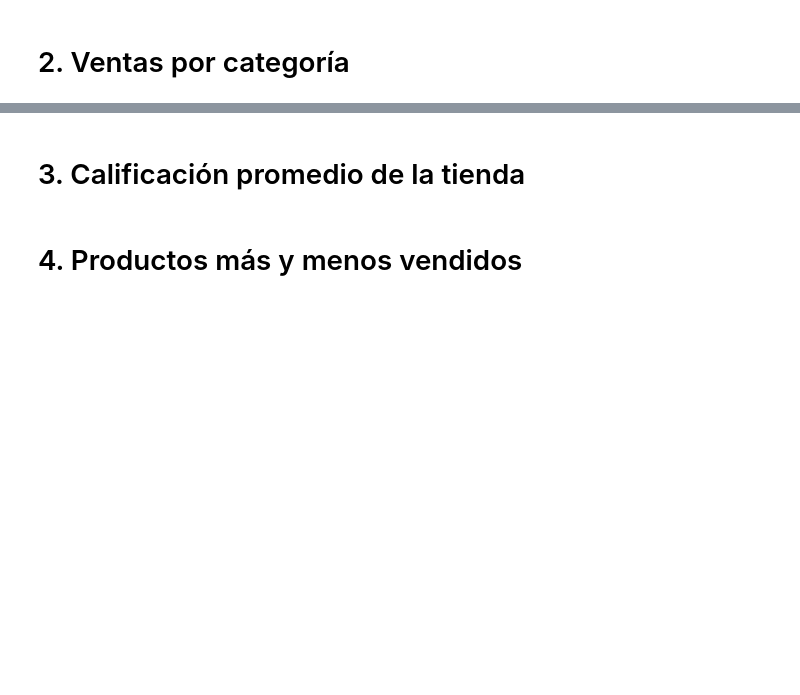
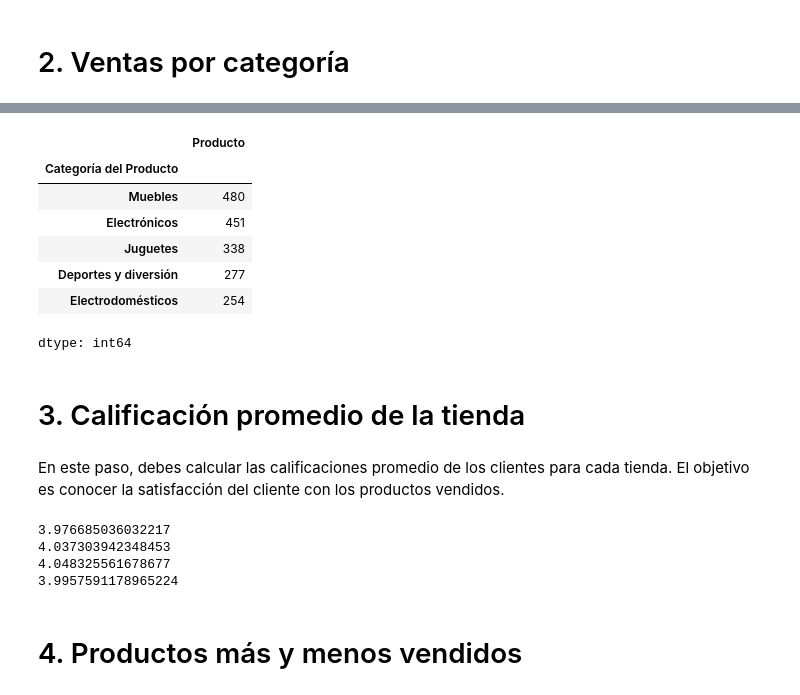
Before and after one commit to armando030/analisis-py, a Jupyter notebook: AluraStoreLatam.ipynb, the cells around one changed output, grey strips where cells are left out. Drawn from its saved outputs; the diff is of its cells as text; code cells hidden in the pictures; blank space fills up the shorter version.

```diff
--- a/AluraStoreLatam.ipynb
+++ b/AluraStoreLatam.ipynb
@@ -52,4 +102,28 @@ memory usage: 221.3+ KB
+# %%
+categoria = tienda4.groupby('Categoría del Producto')['Producto'].count().sort_values(ascending=False)
+categoria.head()
+# %% [output]
+|  | Producto |
+| Categoría del Producto |  |
+| Muebles | 480 |
+| Electrónicos | 451 |
+| Juguetes | 338 |
+| Deportes y diversión | 277 |
+| Electrodomésticos | 254 |
+dtype: int64
 # %% [markdown]
 # 3. Calificación promedio de la tienda
+# %% [markdown]
+En este paso, debes calcular las calificaciones promedio de los clientes para cada tienda. El objetivo es conocer la satisfacción del cliente con los productos vendidos.
+# %%
+print(tienda['Calificación'].mean())
+print(tienda2['Calificación'].mean())
+print(tienda3['Calificación'].mean())
+print(tienda4['Calificación'].mean())
+# %% [output]
+3.976685036032217
+4.037303942348453
+4.048325561678677
+3.9957591178965224
 # %% [markdown]
 # 4. Productos más y menos vendidos
```
Also changed, not shown: parts of 13 cells of this notebook.
